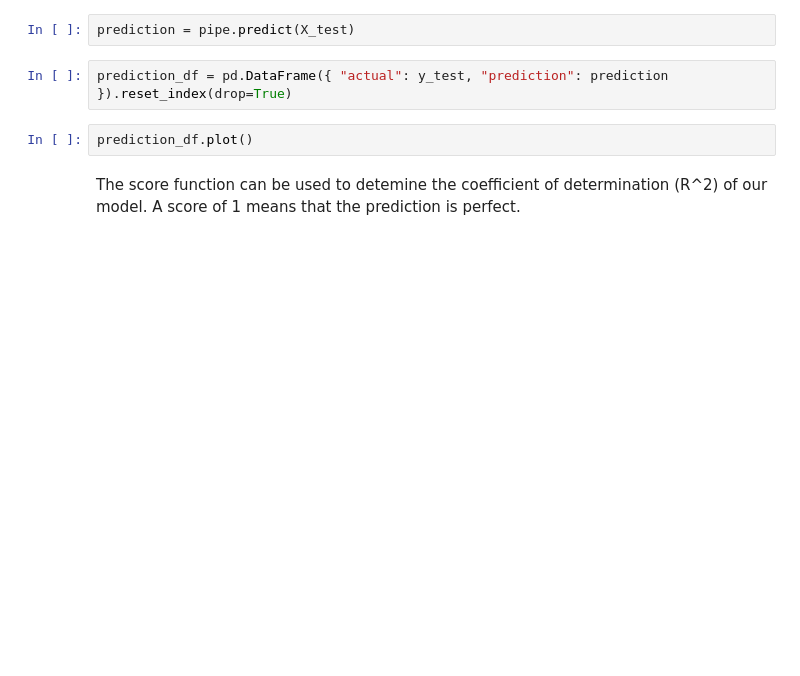
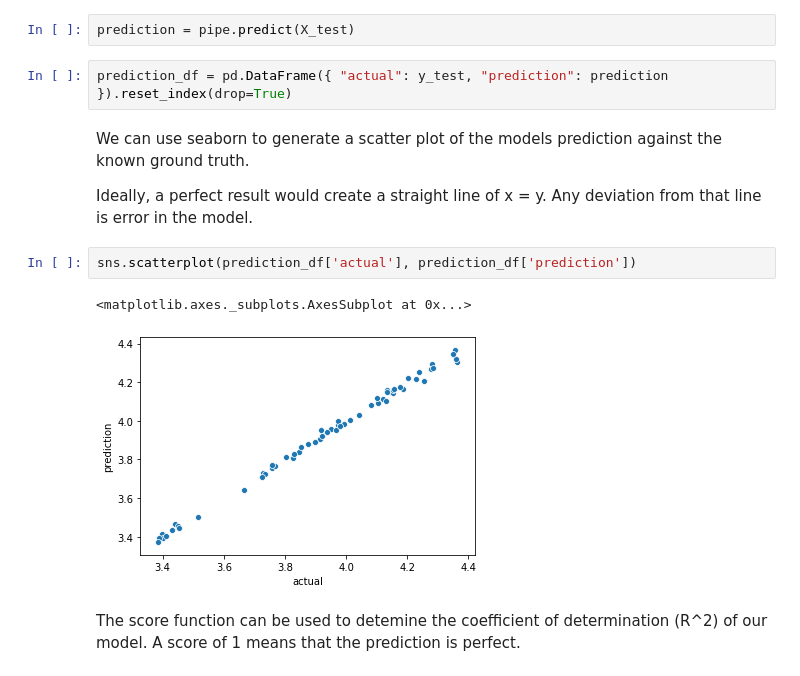
Before and after one commit to intelligentplant/jupyter-hub-demo, a Jupyter notebook: Python/03-MLP Demo.ipynb, the cells around one changed output. Drawn from its saved outputs; the diff is of its cells as text; blank space fills up the shorter version.

Commit message:
Changed MLP prediction plots to scatter and saved in runned state

```diff
--- a/Python/03-MLP Demo.ipynb
+++ b/Python/03-MLP Demo.ipynb
@@ -87,8 +128,15 @@ pipe.fit(X_train, y_train)
 prediction = pipe.predict(X_test)
 # %%
 prediction_df = pd.DataFrame({ "actual": y_test, "prediction": prediction }).reset_index(drop=True)
-# %%
-prediction_df.plot()
+# %% [markdown]
+We can use seaborn to generate a scatter plot of the models prediction against the known ground truth.
+
+Ideally, a perfect result would create a straight line of x = y. Any deviation from that line is error in the model.
+# %%
+sns.scatterplot(prediction_df['actual'], prediction_df['prediction'])
+# %% [output]
+<matplotlib.axes._subplots.AxesSubplot at 0x...>
+[figure, added]
 # %% [markdown]
 The score function can be used to detemine the coefficient of determination (R^2) of our model. A score of 1 means that the prediction is perfect.
 # %%
```
Also changed, not shown: parts of 10 cells of this notebook, 2 other files.
